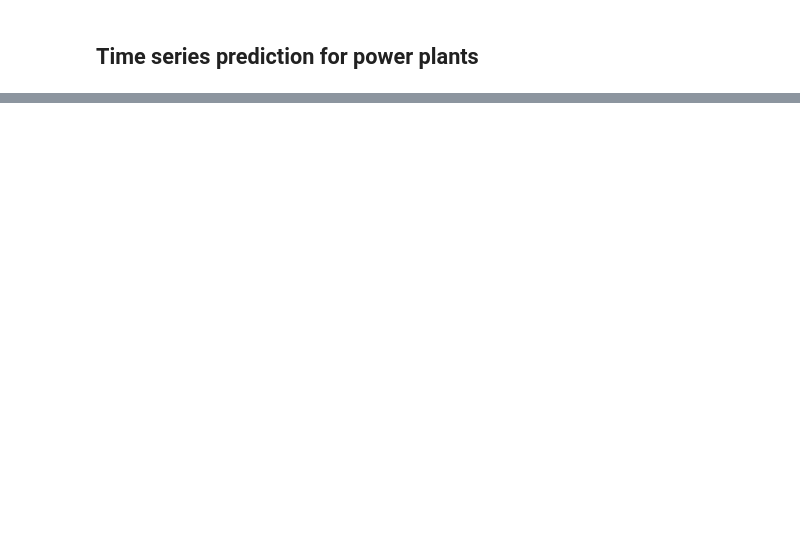
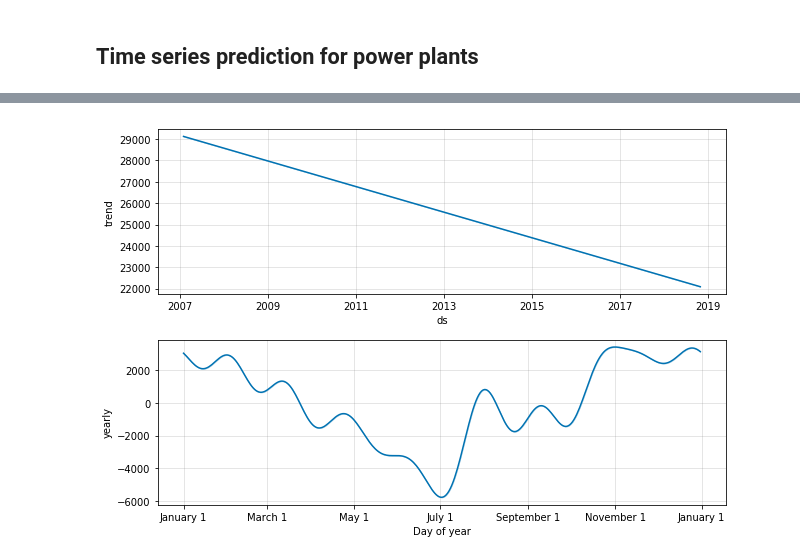
Before and after one commit to xingliuUT/battery_planner, a Jupyter notebook: prediction_model.ipynb, the cells around one changed output, grey strips where cells are left out. Cells and saved outputs as stored; diff of their text form; code cells hidden in the pictures; blank space fills up the shorter version.

```diff
--- a/prediction_model.ipynb
+++ b/prediction_model.ipynb
@@ -5,0 +21,4 @@ from fbprophet import Prophet
+# %%
+m.plot_components(forecast);
+# %% [output]
+[figure, added]
```
Also changed, not shown: parts of 8 cells of this notebook.
